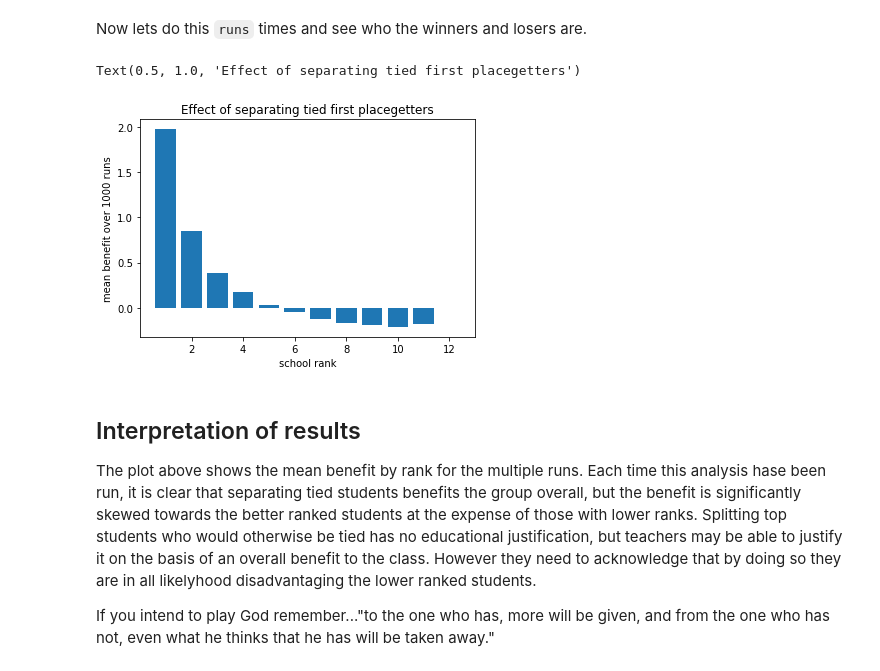
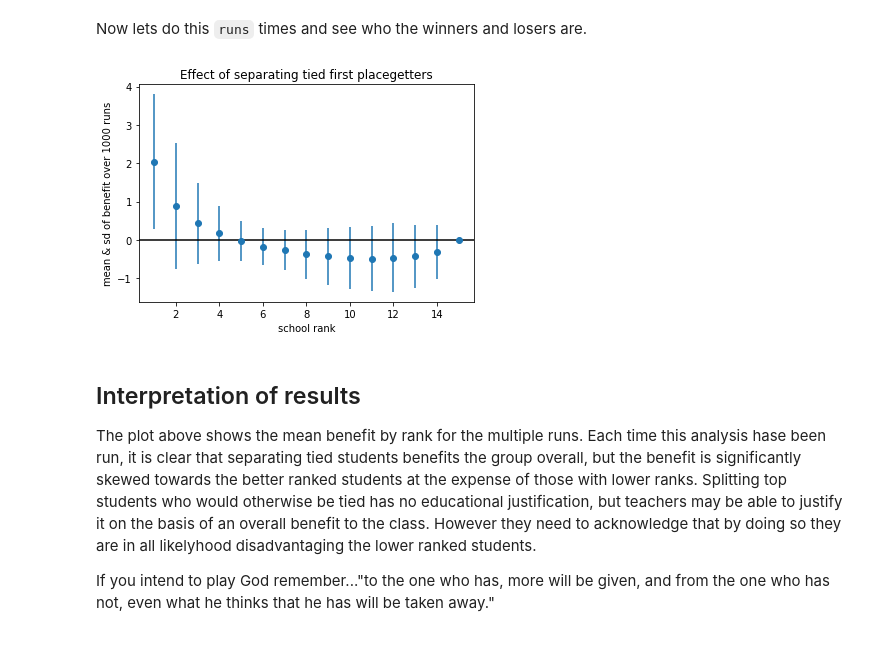
Before and after one commit to Geoffysicist/hsc_moderation, a Jupyter notebook: hsc_moderation.ipynb, the cells around one changed output. Saved outputs shown, nothing was run; the diff lists cells and outputs as text; code cells hidden in the pictures.

```diff
--- a/hsc_moderation.ipynb
+++ b/hsc_moderation.ipynb
@@ -301,48 +331,39 @@ Effect on moderated mark as a result of spearating the top students. Listed in r
 # %% [markdown]
 Now lets do this `runs` times and see who the winners and losers are.
-# %%
-runs = 1000
-compare_cumulative = np.empty(n)
-
-for r in range(runs):
-    school_scores = np.random.normal(mean, sd, n-1)
-    school_scores = np.rint(school_scores) #convert to integer scores
-    # make sure no value is greater than school_max
-    school_scores = np.minimum(school_scores, school_max-1)
-    school_scores = np.sort(school_scores)
-
-    school_score_tied = np.append(school_scores, np.amax(school_scores))
-    school_score_sep = np.append(school_scores, np.amax(school_scores)+1)
-
-    exam_scores = school_score_tied + np.random.normal(mean_imp, sd_imp, n)
-    exam_scores = np.minimum(exam_scores, 99)
-    exam_scores = np.rint(exam_scores)
-
-    stats_tied = get_stats(school_score_tied)
-    stats_sep = get_stats(school_score_sep)
-    stats_exam = get_stats(exam_scores)
-    stats_exam_tied = get_stats(exam_scores, tied=True)
-
-    #calculate the polynomial coefficients
-    poly_fit_tied = np.polyfit(stats_tied, stats_exam_tied, 2)
-    poly_fit_sep = np.polyfit(stats_sep, stats_exam, 2)
-
-    moderated_tied = poly_fit_tied[0]*np.power(school_score_tied, 2)+ poly_fit_tied[1]*school_score_tied + poly_fit_tied[2]
-    moderated_tied = np.rint(moderated_tied)
-    moderated_sep = poly_fit_sep[0]*np.power(school_score_sep, 2)+ poly_fit_sep[1]*school_score_sep + poly_fit_sep[2]
-    moderated_sep = np.rint(moderated_sep)
-    compare_tied_sep = moderated_sep - moderated_tied
-
-    compare_cumulative = compare_cumulative + compare_tied_sep
-
-compare_cumulative = np.flip(compare_cumulative)
-plt.bar(np.arange(n) + 1, compare_cumulative / runs)
-plt.xlabel('school rank')
-plt.ylabel(f'mean benefit over {runs} runs')
-plt.title('Effect of separating tied first placegetters')
-# %% [output]
-Text(0.5, 1.0, 'Effect of separating tied first placegetters')
-[figure, removed]
+# %%
+runs = 1000
+winners_losers = np.empty(n)
+
+#run runs times
+for ctr in range(runs):
+    school_scores = generate_class_scores(n, mean, sd, max_score=school_max, tied='tie')
+    school_scores_split = copy.deepcopy(school_scores)
+    school_scores_split[0] += 1
+
+    exam_scores = generate_exam_scores(school_scores, mean_delta, sd_delta)
+
+    moderated_scores = moderate(school_scores, exam_scores)
+    moderated_scores_split = moderate(school_scores_split, exam_scores)
+
+    # this is painful but numpy need to append like to like so...
+    # see if you can spot the difference
+    if ctr: # not the first run
+        winners_losers = np.append(winners_losers, [(moderated_scores_split - moderated_scores)], axis = 0)
+    else: #ctr == 0 so first run
+        winners_losers = np.append([winners_losers], [(moderated_scores_split - moderated_scores)], axis = 0)
+
+
+#plt.bar(np.arange(n) + 1, winners_losers / runs)
+ranks = np.arange(1,n+1)
+plt.figure()
+plt.errorbar(ranks, np.mean(winners_losers, axis=0), yerr=np.std(winners_losers, axis=0), fmt='o')
+plt.axhline(0, color='black')
+plt.xlabel('school rank')
+plt.ylabel(f'mean & sd of benefit over {runs} runs')
+plt.title('Effect of separating tied first placegetters')
+plt.show()
+# %% [output]
+[figure, added]
 # %% [markdown]
 ## Interpretation of results
 
```
Also changed, not shown: parts of 26 cells of this notebook, 2 other files.
